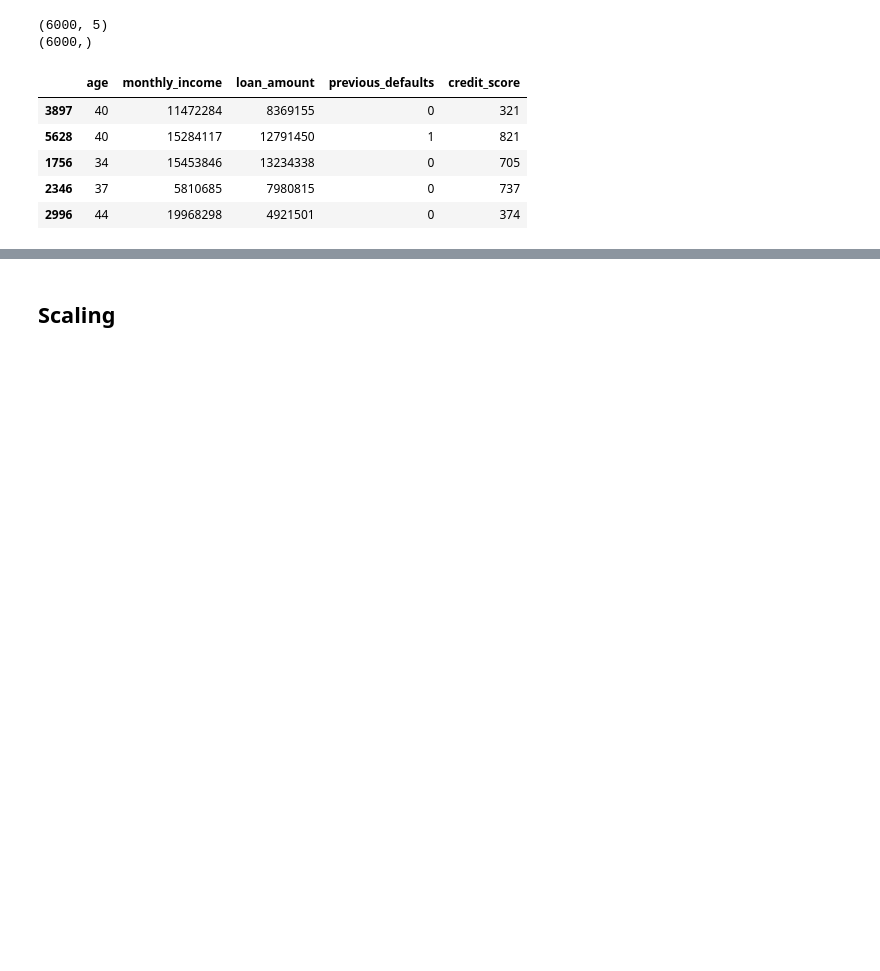
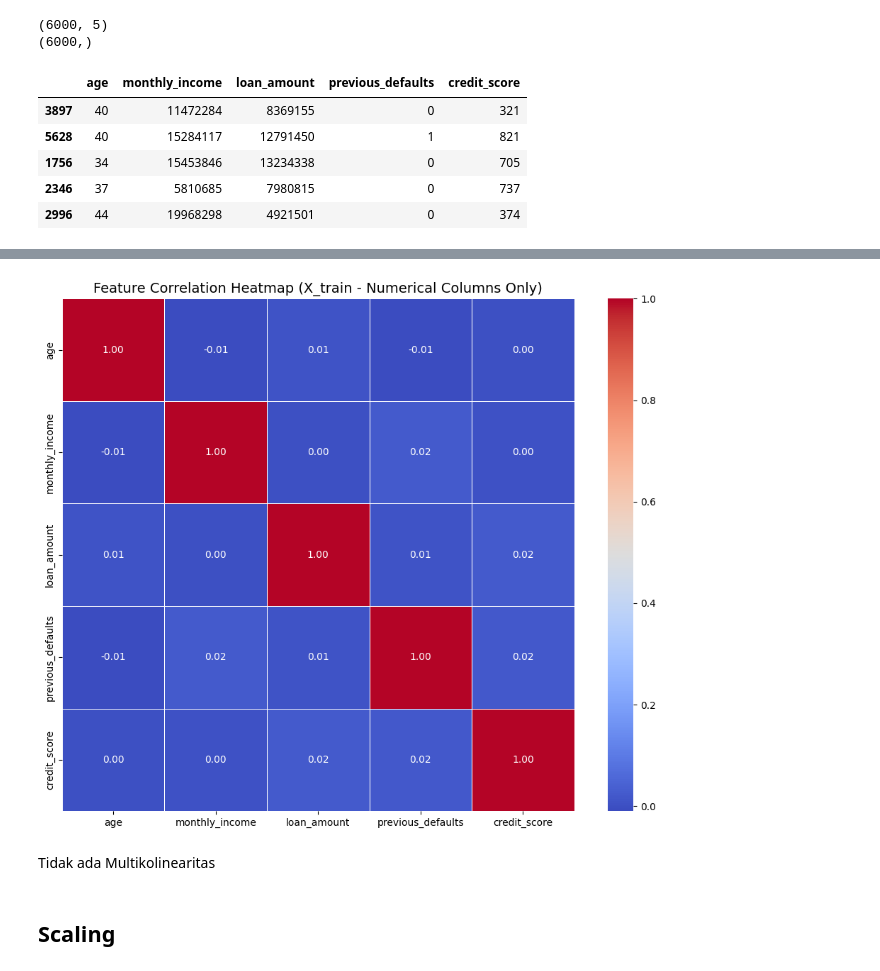
Before and after one commit to RadityaEr/Credit-Risk-E-Commerce, a Jupyter notebook: notebooks/B_modeling.ipynb, the cells around one changed output, grey strips where cells are left out. Drawn from its saved outputs; the diff is of its cells as text; code cells hidden in the pictures; blank space fills up the shorter version.

```diff
--- a/notebooks/B_modeling.ipynb
+++ b/notebooks/B_modeling.ipynb
@@ -231,3 +265,19 @@ X_train.head()
+# %%
+X_train_numeric = X_train.select_dtypes(include='number')
+
+# Compute the correlation matrix for only numerical columns
+corr_matrix = X_train_numeric.corr()
+
+# Plot heatmap of the correlation matrix
+plt.figure(figsize=(10, 8))
+sns.heatmap(corr_matrix, annot=True, fmt=".2f", cmap='coolwarm', square=True, linewidths=0.5)
+plt.title("Feature Correlation Heatmap (X_train - Numerical Columns Only)", fontsize=14)
+plt.tight_layout()
+plt.show()
+# %% [output]
+[figure, added]
+# %% [markdown]
+Tidak ada Multikolinearitas
 # %% [markdown]
 ## Scaling
 # %%
```
Also changed, not shown: parts of 34 cells of this notebook.
